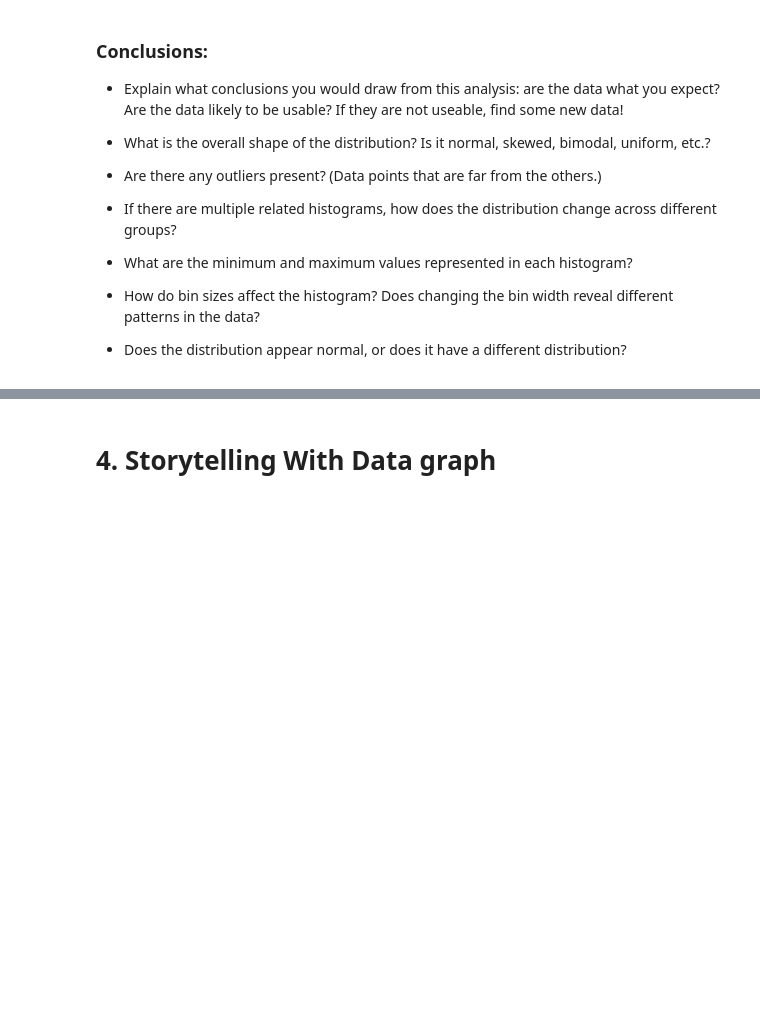
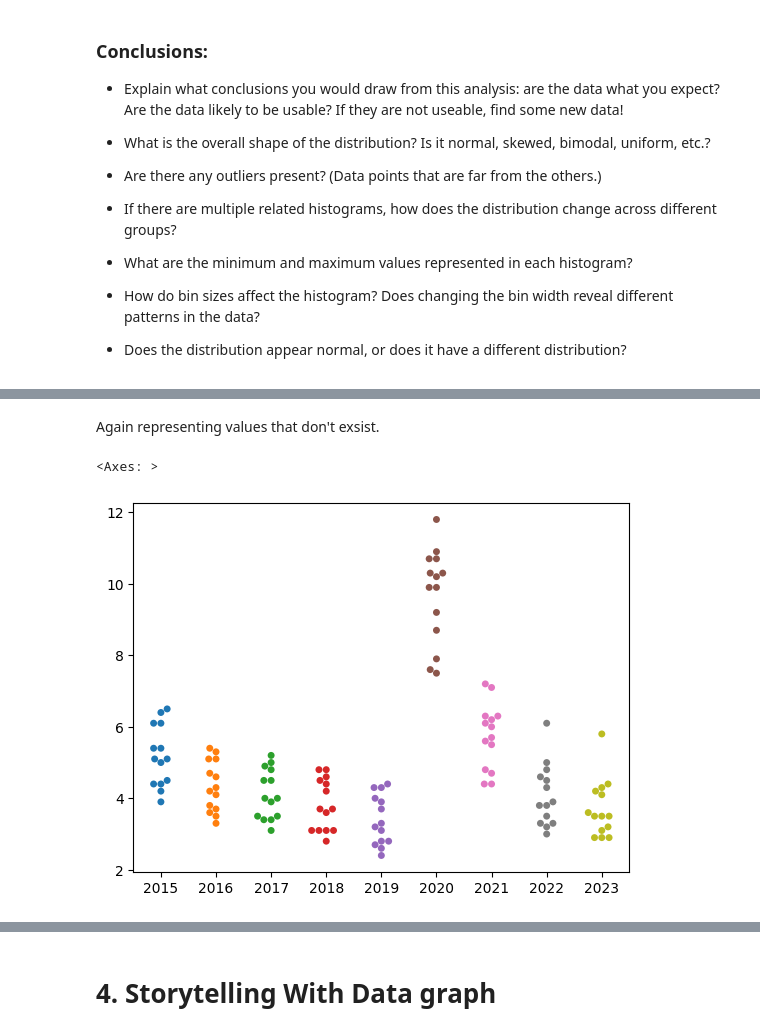
Before and after one commit to manningdbu/OMDS-ModB2-Week-4---Manning-Diana-, a Jupyter notebook: Week4.ipynb, the cells around one changed output, grey strips where cells are left out. Saved outputs shown, nothing was run; the diff lists cells and outputs as text; code cells hidden in the pictures; blank space fills up the shorter version.

```diff
--- a/Week4.ipynb
+++ b/Week4.ipynb
@@ -105,0 +216,7 @@ This week, you will do the same types of exercises as last week, but you should
+# %% [markdown]
+Again representing values that don't exsist.
+# %%
+sns.swarmplot(MA_unemployment_2[1:15])
+# %% [output]
+<Axes: >
+[figure, added]
```
Also changed, not shown: parts of 19 cells of this notebook, 2 other files.
